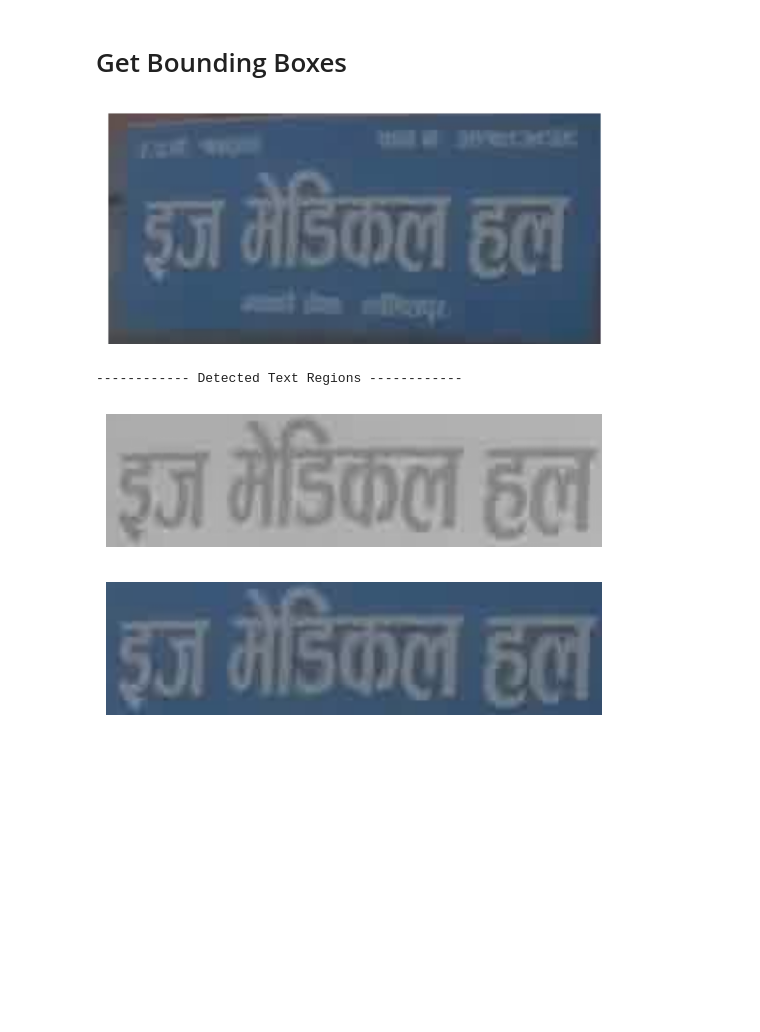
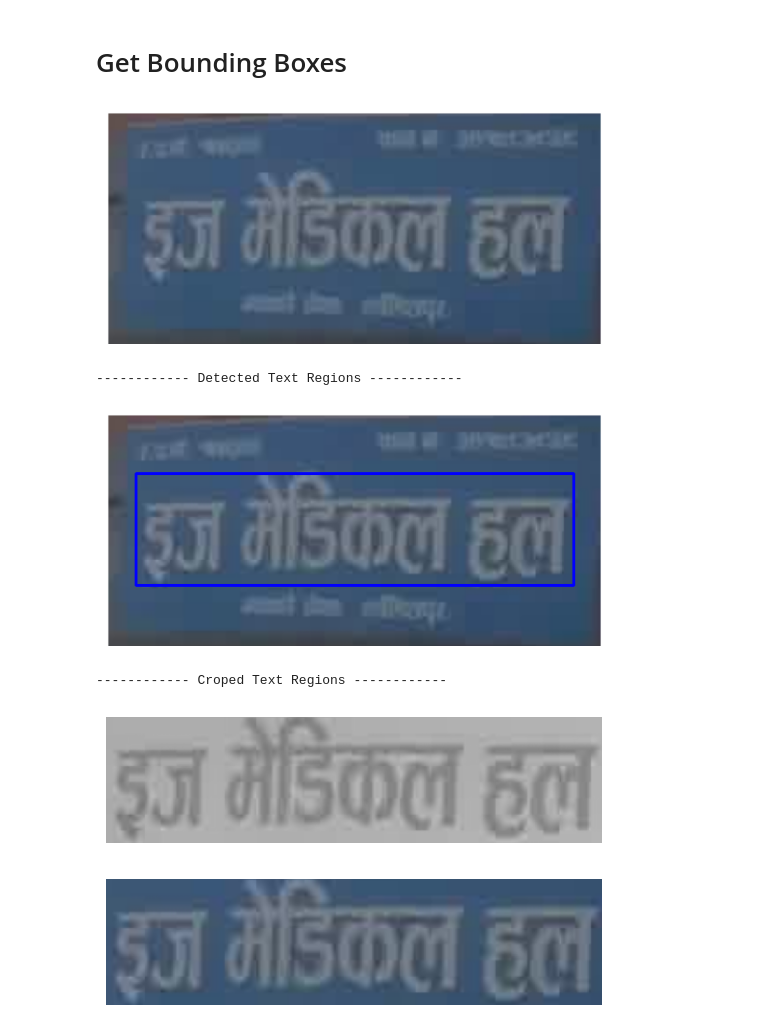
Before and after one commit to HordesOfGhost/Learning_OpenCV, a Jupyter notebook: test_craft/get_bounding_box.ipynb, the cells around one changed output. Drawn from its saved outputs; the diff is of its cells as text; code cells hidden in the pictures; blank space fills up the shorter version.

Commit message:
updated craftModule

```diff
--- a/test_craft/get_bounding_box.ipynb
+++ b/test_craft/get_bounding_box.ipynb
@@ -59,6 +59,8 @@ class CraftModule:
         self.boxes = self.craft.detect_text(self.image)['boxes']
         plot_image(self.image)
         print('------------ Detected Text Regions ------------')
+        self.draw_rectangles()
+        print('------------ Croped Text Regions ------------')
         self.show_cropped_image()
 
     def get_bounding_boxes(self,box):
@@ -70,21 +72,31 @@ class CraftModule:
 
         return x_min,y_min,x_max,y_max
 
+    def draw_rectangles(self):
+        image_rect = self.image.copy()
+        for box in self.boxes:
+            x_min,y_min,x_max,y_max = self.get_bounding_boxes(box)
+            image_rect = cv2.rectangle(image_rect, (x_min,y_min), (x_max,y_max), (255,0,0), 2)
+        plot_image(image_rect)
+
     def show_cropped_image(self):
         for box in self.boxes:
             x_min,y_min,x_max,y_max = self.get_bounding_boxes(box)
-            roi = image[y_min : y_max , x_min : x_max].copy()
+            roi = self.image[y_min : y_max , x_min : x_max].copy()
             roi_gray = cv2.cvtColor(roi, cv2.COLOR_BGR2GRAY)
             roi_invert = cv2.bitwise_not(roi_gray)
             plot_image(cv2.bitwise_not(roi_gray))
-            text = pytesseract.image_to_string(roi_invert,lang = 'hin', config = custom_config)
+            text = pytesseract.image_to_string(roi_invert,lang = 'eng', config = custom_config)
             print(text)
             plot_image(roi)
 # %%
-craft = Craft( crop_type="box", cuda=True,text_threshold=0.8,link_threshold=0.3,low_text=0.25)
-CraftModule(craft).detect_text(image)
+craft = Craft( crop_type="box", cuda=True,text_threshold=0.8,link_threshold=0.3,low_text=0.3)
+img = cv2.imread('test/1.png')
+CraftModule(craft).detect_text(img)
 # %% [output]
 [figure]
 ------------ Detected Text Regions ------------
-[figure, old version]
+[figure, new version]
+------------ Croped Text Regions ------------
-[figure, old version]
+[figure, new version]
+[figure, added]
```
